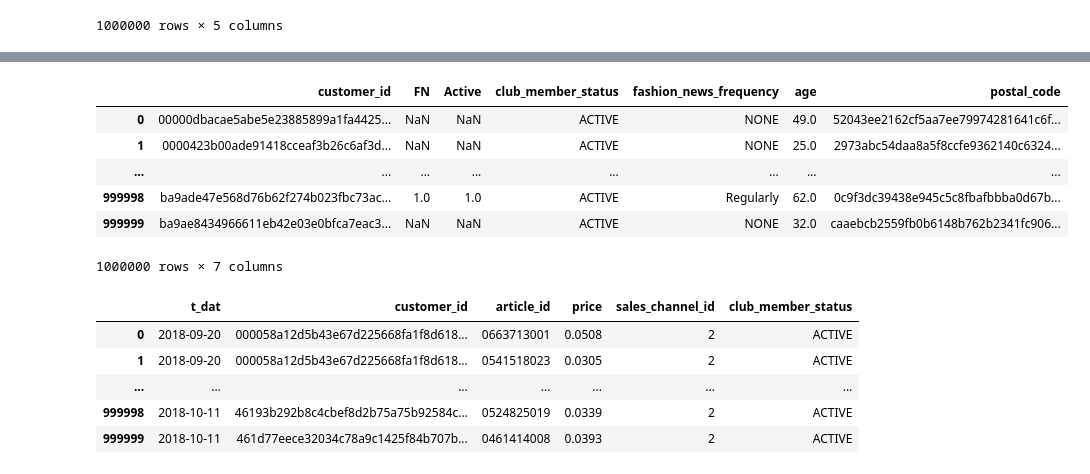
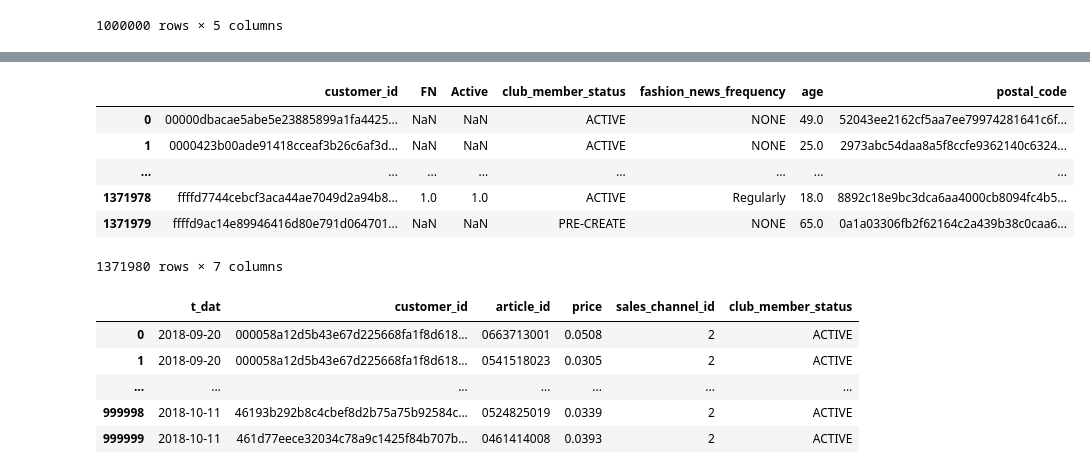
Before and after one commit to IgorSantFerreira/hm-fashion-recommender, a Jupyter notebook: etapa1.ipynb, the cells around one changed output, grey strips where cells are left out. Cells and saved outputs as stored; diff of their text form; code cells hidden in the pictures.

```diff
--- a/etapa1.ipynb
+++ b/etapa1.ipynb
@@ -71,21 +72,19 @@ O `left` mantém as transações e `validate='many_to_one'` impede duplicações
 # %%
-
 df_clientes = pd.read_csv(
-    "customers.csv",
+    PASTA_DADOS / "customers.csv",
     index_col=False,
     dtype={"customer_id": "string"},
-    nrows = N_LINHAS
 )
 
 display(df_clientes)
 # %% [output]
 |  | customer_id | FN | Active | club_member_status | fashion_news_frequency | age | postal_code |
 | 0 | 00000dbacae5abe5e23885899a1fa4425... | NaN | NaN | ACTIVE | NONE | 49.0 | 52043ee2162cf5aa7ee79974281641c6f... |
 | 1 | 0000423b00ade91418cceaf3b26c6af3d... | NaN | NaN | ACTIVE | NONE | 25.0 | 2973abc54daa8a5f8ccfe9362140c6324... |
 | ... | ... | ... | ... | ... | ... | ... | ... |
-| 999998 | ba9ade47e568d76b62f274b023fbc73ac... | 1.0 | 1.0 | ACTIVE | Regularly | 62.0 | 0c9f3dc39438e945c5c8fbafbbba0d67b... |
-| 999999 | ba9ae8434966611eb42e03e0bfca7eac3... | NaN | NaN | ACTIVE | NONE | 32.0 | caaebcb2559fb0b6148b762b2341fc906... |
+| 1371978 | ffffd7744cebcf3aca44ae7049d2a94b8... | 1.0 | 1.0 | ACTIVE | Regularly | 18.0 | 8892c18e9bc3dca6aa4000cb8094fc4b5... |
+| 1371979 | ffffd9ac14e89946416d80e791d064701... | NaN | NaN | PRE-CREATE | NONE | 65.0 | 0a1a03306fb2f62164c2a439b38c0caa6... |
-1000000 rows × 7 columns
+1371980 rows × 7 columns
 # %%
 df_main = df_transaction.merge(
       df_clientes[['customer_id', 'club_member_status']]
```
Also changed, not shown: parts of 85 cells of this notebook, 2 other files.
